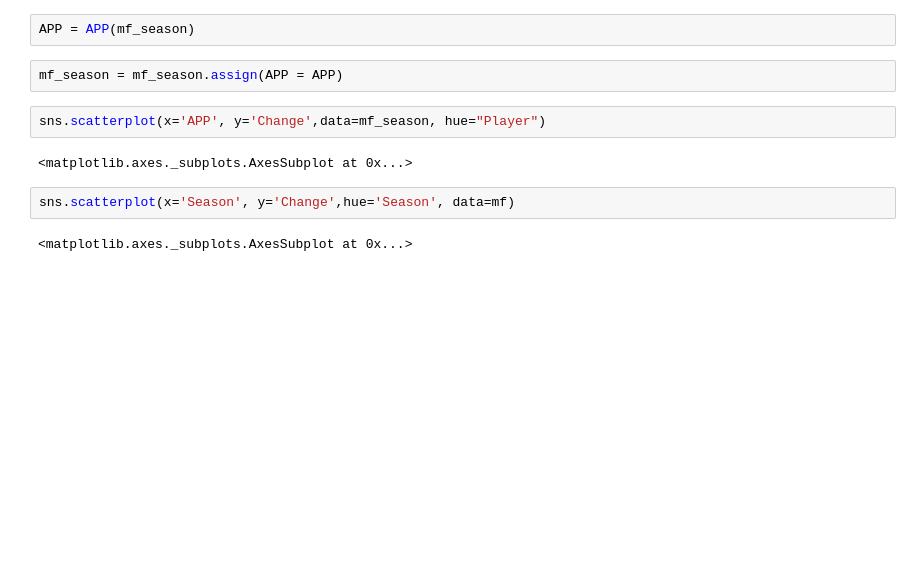
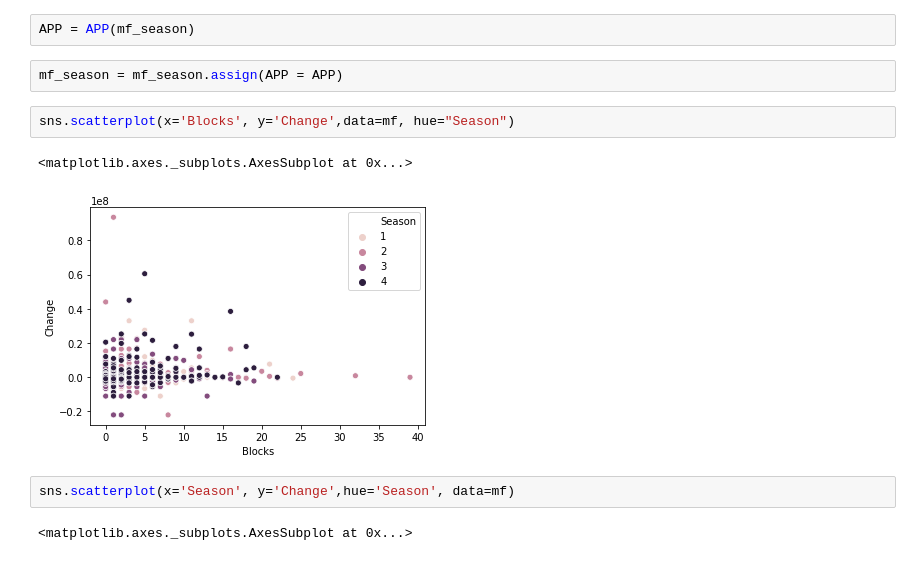
Before and after one commit to Femi-Ogunkola/EPL, a Jupyter notebook: EPL Data Analysis.ipynb, the cells around one changed output. Saved outputs shown, nothing was run; the diff lists cells and outputs as text; blank space fills up the shorter version.

```diff
--- a/EPL Data Analysis.ipynb
+++ b/EPL Data Analysis.ipynb
@@ -216,9 +216,10 @@ APP = APP(mf_season)
 # %%
 mf_season = mf_season.assign(APP = APP)
 # %%
-sns.scatterplot(x='APP', y='Change',data=mf_season, hue="Player")
+sns.scatterplot(x='Blocks', y='Change',data=mf, hue="Season")
 # %% [output]
 <matplotlib.axes._subplots.AxesSubplot at 0x...>
+[figure, added]
 # %%
 sns.scatterplot(x='Season', y='Change',hue='Season', data=mf)
 # %% [output]
```
